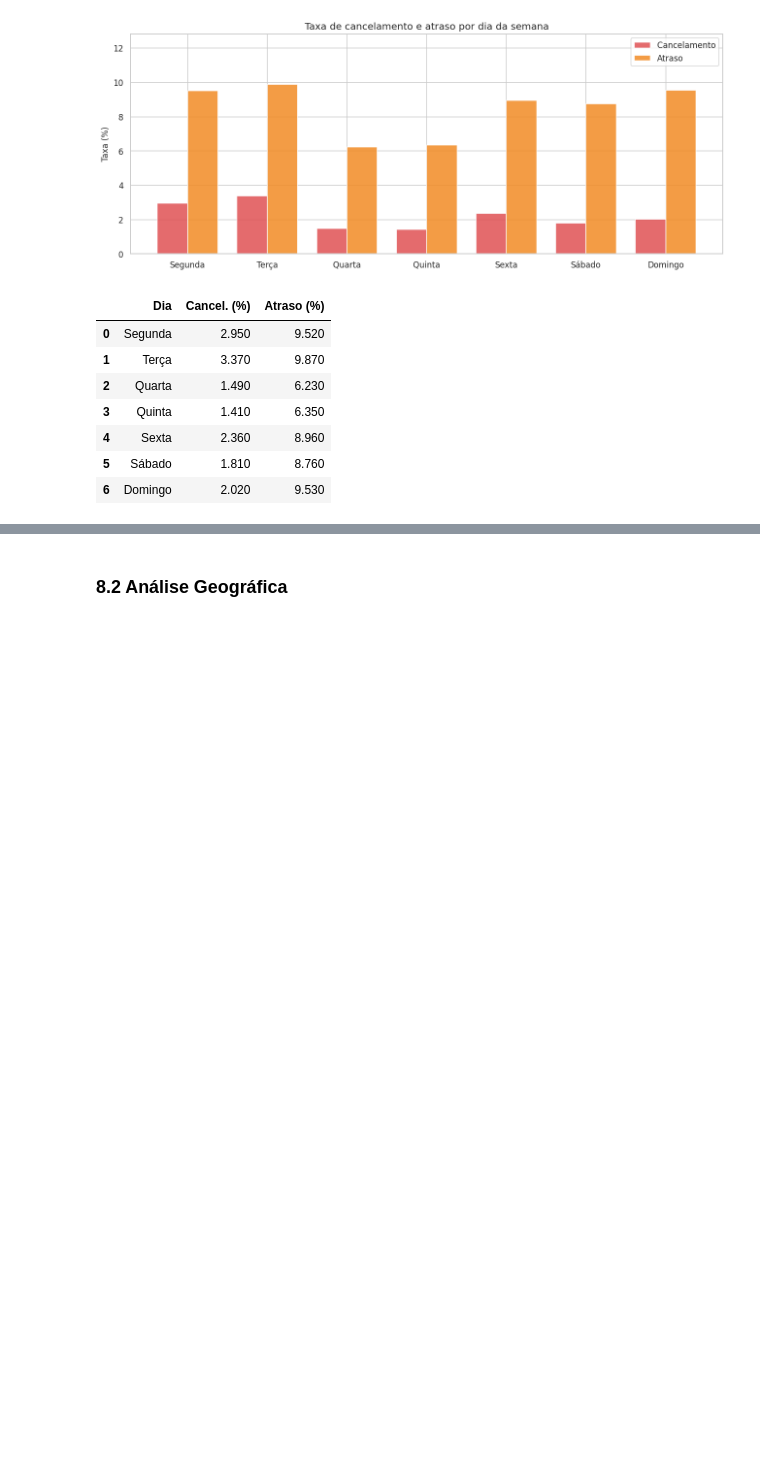
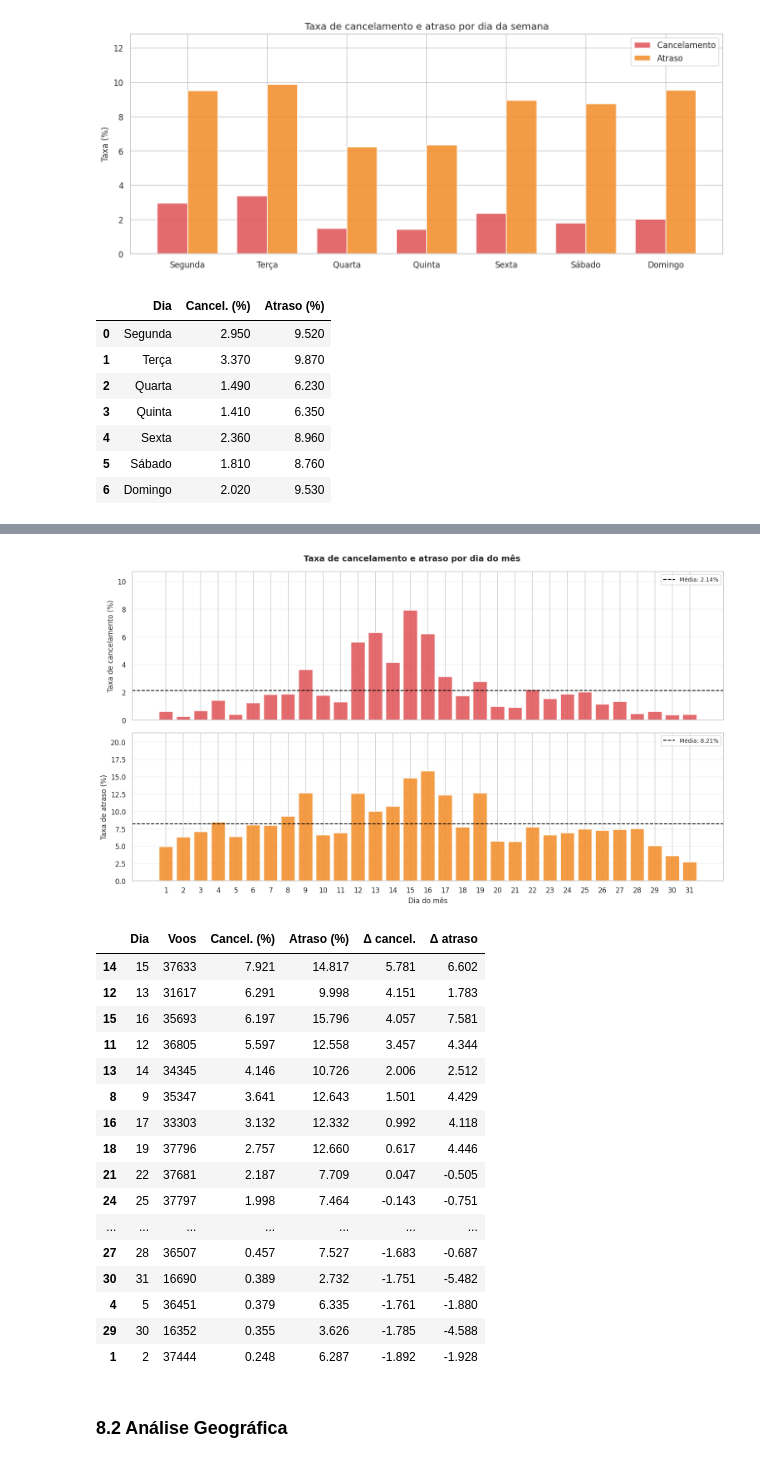
Before and after one commit to rodrigoramooos/previsao-atrasos-voos, a Jupyter notebook: notebooks/1.0_eda_limpeza.ipynb, the cells around one changed output, grey strips where cells are left out. Cells and saved outputs as stored; diff of their text form; code cells hidden in the pictures; blank space fills up the shorter version.

```diff
--- a/notebooks/1.0_eda_limpeza.ipynb
+++ b/notebooks/1.0_eda_limpeza.ipynb
@@ -505,3 +487,76 @@ display(taxas_dia[["nome_dia", "taxa_cancelamento", "taxa_atraso"]].rename(
+# %%
+taxas_dom = dados.groupby("day_of_month").agg(
+    taxa_cancelamento=("cancelled", "mean"),
+    taxa_atraso=("is_delayed", "mean"),
+    total_voos=("cancelled", "count")
+).reset_index()
+taxas_dom[["taxa_cancelamento", "taxa_atraso"]] *= 100
+
+fig, axes = plt.subplots(2, 1, figsize=(14, 8), sharex=True)
+fig.suptitle("Taxa de cancelamento e atraso por dia do mês", fontweight="bold", fontsize=13)
+
+x = taxas_dom["day_of_month"]
+
+ax = axes[0]
+ax.bar(x, taxas_dom["taxa_cancelamento"],
+       color=CORES["cancelado"], alpha=0.88, edgecolor="white")
+ax.axhline(taxas_dom["taxa_cancelamento"].mean(), color="black", ls="--", lw=1.4,
+           label=f'Média: {taxas_dom["taxa_cancelamento"].mean():.2f}%')
+ax.set_ylabel("Taxa de cancelamento (%)")
+ax.set_ylim(0, taxas_dom["taxa_cancelamento"].max() * 1.35)
+ax.legend(fontsize=9)
+ax.grid(axis="y", alpha=0.3)
+
+ax = axes[1]
+ax.bar(x, taxas_dom["taxa_atraso"],
+       color=CORES["atrasado"], alpha=0.88, edgecolor="white")
+ax.axhline(taxas_dom["taxa_atraso"].mean(), color="black", ls="--", lw=1.4,
+           label=f'Média: {taxas_dom["taxa_atraso"].mean():.2f}%')
+ax.set_ylabel("Taxa de atraso (%)")
+ax.set_xlabel("Dia do mês")
+ax.set_ylim(0, taxas_dom["taxa_atraso"].max() * 1.35)
+ax.set_xticks(x)
+ax.legend(fontsize=9)
+ax.grid(axis="y", alpha=0.3)
+
+plt.tight_layout()
+plt.show()
+
+media_c = taxas_dom["taxa_cancelamento"].mean()
+media_a = taxas_dom["taxa_atraso"].mean()
+taxas_dom["desvio_cancelamento"] = taxas_dom["taxa_cancelamento"] - media_c
+taxas_dom["desvio_atraso"]       = taxas_dom["taxa_atraso"] - media_a
+
+display(
+    taxas_dom[["day_of_month", "total_voos", "taxa_cancelamento",
+               "taxa_atraso", "desvio_cancelamento", "desvio_atraso"]]
+    .sort_values("desvio_cancelamento", ascending=False)
+    .rename(columns={
+        "day_of_month": "Dia", "total_voos": "Voos",
+        "taxa_cancelamento": "Cancel. (%)", "taxa_atraso": "Atraso (%)",
+        "desvio_cancelamento": "Δ cancel.", "desvio_atraso": "Δ atraso"
+    })
+    .round(3)
+)
+# %% [output]
+[figure, added]
+|  | Dia | Voos | Cancel. (%) | Atraso (%) | Δ cancel. | Δ atraso |
+| 14 | 15 | 37633 | 7.921 | 14.817 | 5.781 | 6.602 |
+| 12 | 13 | 31617 | 6.291 | 9.998 | 4.151 | 1.783 |
+| 15 | 16 | 35693 | 6.197 | 15.796 | 4.057 | 7.581 |
+| 11 | 12 | 36805 | 5.597 | 12.558 | 3.457 | 4.344 |
+| 13 | 14 | 34345 | 4.146 | 10.726 | 2.006 | 2.512 |
+| 8 | 9 | 35347 | 3.641 | 12.643 | 1.501 | 4.429 |
+| 16 | 17 | 33303 | 3.132 | 12.332 | 0.992 | 4.118 |
+| 18 | 19 | 37796 | 2.757 | 12.660 | 0.617 | 4.446 |
+| 21 | 22 | 37681 | 2.187 | 7.709 | 0.047 | -0.505 |
+| 24 | 25 | 37797 | 1.998 | 7.464 | -0.143 | -0.751 |
+| ... | ... | ... | ... | ... | ... | ... |
+| 27 | 28 | 36507 | 0.457 | 7.527 | -1.683 | -0.687 |
+| 30 | 31 | 16690 | 0.389 | 2.732 | -1.751 | -5.482 |
+| 4 | 5 | 36451 | 0.379 | 6.335 | -1.761 | -1.880 |
+| 29 | 30 | 16352 | 0.355 | 3.626 | -1.785 | -4.588 |
+| 1 | 2 | 37444 | 0.248 | 6.287 | -1.892 | -1.928 |
 # %% [markdown]
 ### 8.2 Análise Geográfica
 # %%
```
Also changed, not shown: parts of 15 cells of this notebook.
